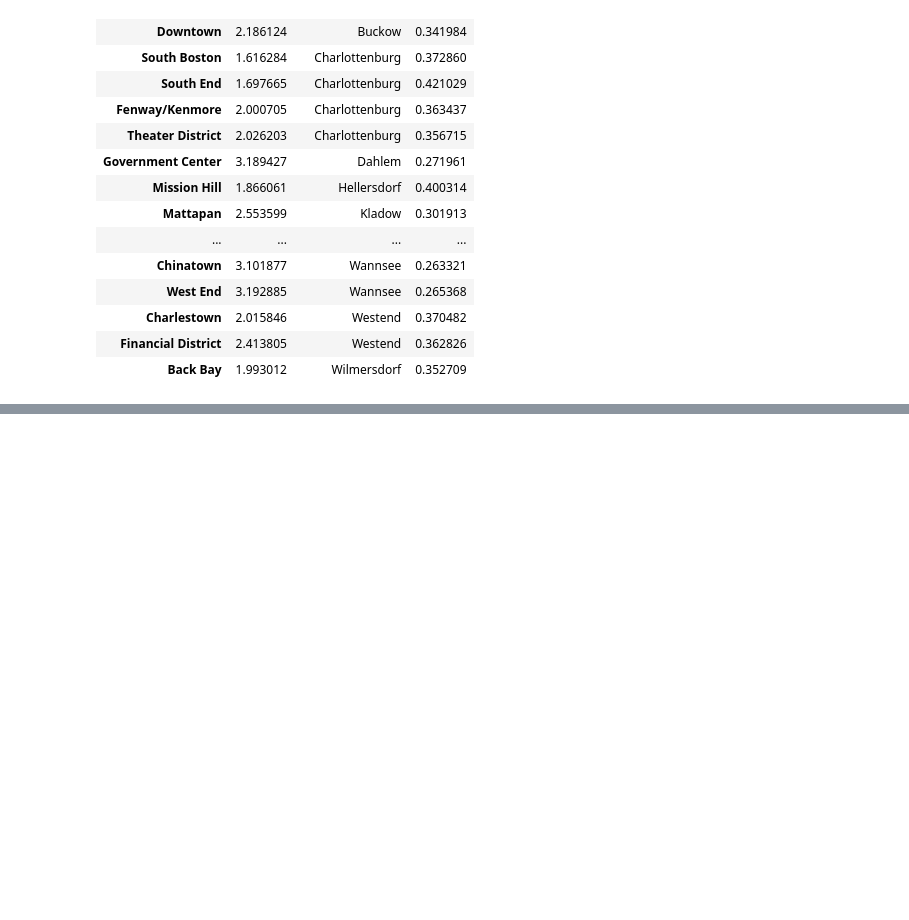
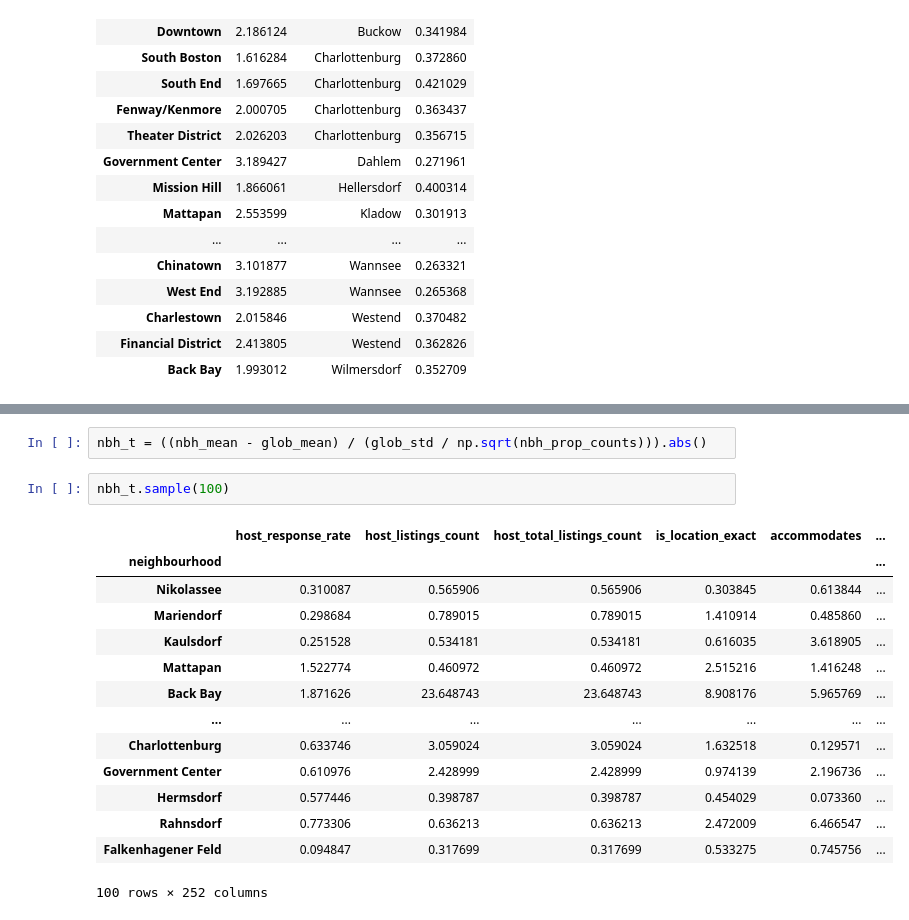
Before and after one commit to janknaup/berlin_boston_neighborhoods, a Jupyter notebook: Berlin_Boston_Neighbourhoods.ipynb, the cells around one changed output, grey strips where cells are left out. Cells and saved outputs as stored; diff of their text form; blank space fills up the shorter version.

```diff
--- a/Berlin_Boston_Neighbourhoods.ipynb
+++ b/Berlin_Boston_Neighbourhoods.ipynb
@@ -484,0 +643,19 @@ closest_rel.sort_values(by=['neighbourhood']).head(35)
+# %%
+nbh_t = ((nbh_mean - glob_mean) / (glob_std / np.sqrt(nbh_prop_counts))).abs()
+# %%
+nbh_t.sample(100)
+# %% [output]
+|  | host_response_rate | host_listings_count | host_total_listings_count | is_location_exact | accommodates | ... |
+| neighbourhood |  |  |  |  |  | ... |
+| Nikolassee | 0.310087 | 0.565906 | 0.565906 | 0.303845 | 0.613844 | ... |
+| Mariendorf | 0.298684 | 0.789015 | 0.789015 | 1.410914 | 0.485860 | ... |
+| Kaulsdorf | 0.251528 | 0.534181 | 0.534181 | 0.616035 | 3.618905 | ... |
+| Mattapan | 1.522774 | 0.460972 | 0.460972 | 2.515216 | 1.416248 | ... |
+| Back Bay | 1.871626 | 23.648743 | 23.648743 | 8.908176 | 5.965769 | ... |
+| ... | ... | ... | ... | ... | ... | ... |
+| Charlottenburg | 0.633746 | 3.059024 | 3.059024 | 1.632518 | 0.129571 | ... |
+| Government Center | 0.610976 | 2.428999 | 2.428999 | 0.974139 | 2.196736 | ... |
+| Hermsdorf | 0.577446 | 0.398787 | 0.398787 | 0.454029 | 0.073360 | ... |
+| Rahnsdorf | 0.773306 | 0.636213 | 0.636213 | 2.472009 | 6.466547 | ... |
+| Falkenhagener Feld | 0.094847 | 0.317699 | 0.317699 | 0.533275 | 0.745756 | ... |
+100 rows × 252 columns
```
Also changed, not shown: parts of 39 cells of this notebook.
